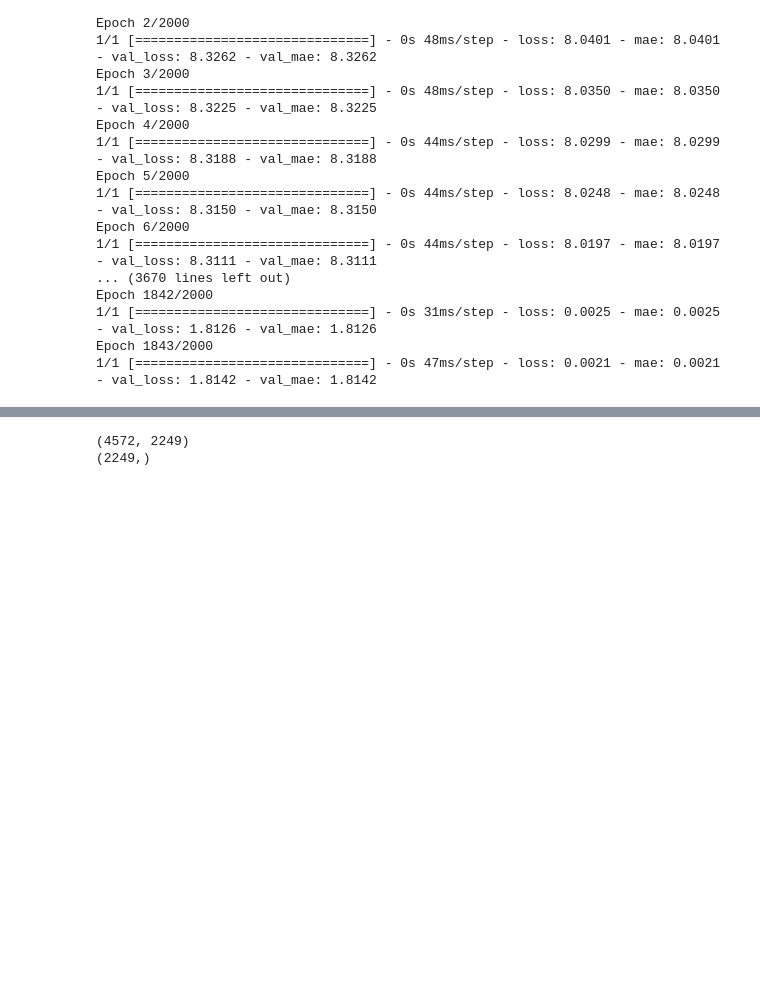
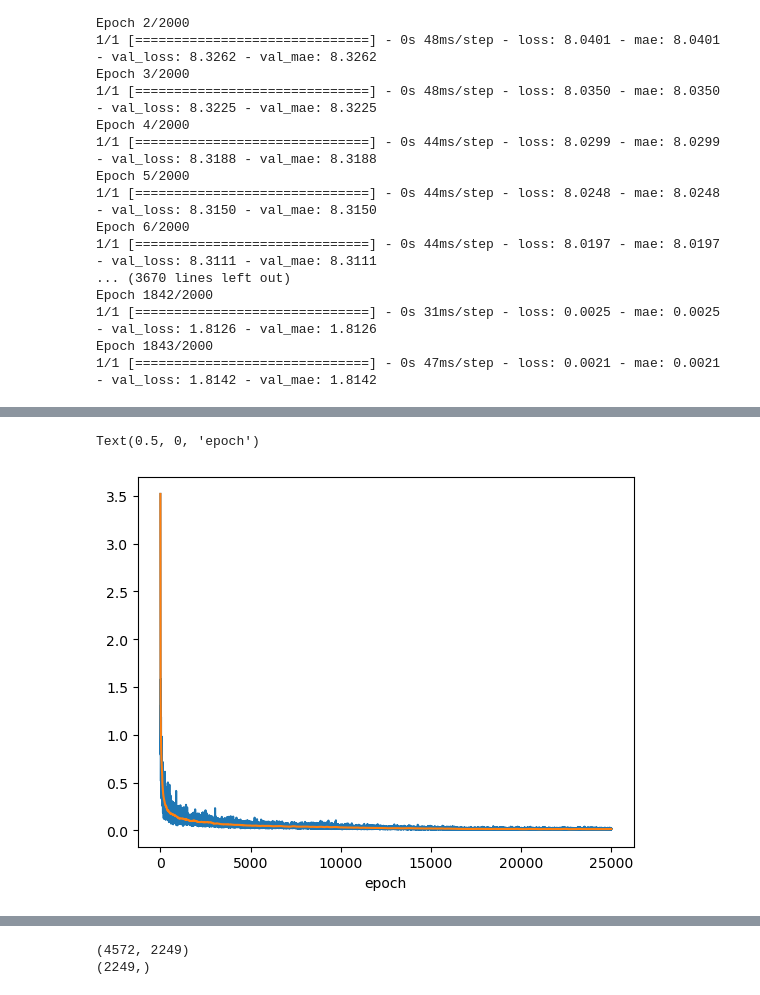
Before and after one commit to Rewich-1/projet_MLOPS_predict_anime, a Jupyter notebook: recherche/model_jb.ipynb, the cells around one changed output, grey strips where cells are left out. Saved outputs shown, nothing was run; the diff lists cells and outputs as text; code cells hidden in the pictures; blank space fills up the shorter version.

Commit message:
model_v1_test_api

```diff
--- a/recherche/model_jb.ipynb
+++ b/recherche/model_jb.ipynb
@@ -495,31 +496,26 @@ from tensorflow import keras
 
 model = keras.Sequential()
 model.add(keras.layers.Dense(
-  units=1024,
+  units=2048,
   activation="relu",
   input_shape=[x_train.shape[1]]
 ))
-model.add(keras.layers.Dense(units=1024, activation="relu"))
+model.add(keras.layers.Dense(units=2048, activation="relu"))
 model.add(keras.layers.Dense(1))
 
-model.compile(
-    optimizer=keras.optimizers.Adam(0.0001),
-    loss = 'mae',
-    metrics = ['mae'])
 
-BATCH_SIZE = 32
-early_stop = keras.callbacks.EarlyStopping(
-  monitor='val_mae',
-  mode="min",
-  patience=1000
-)
+model.compile( optimizer='adam', loss = 'mae', metrics = ['mae'])
+early_stop = keras.callbacks.EarlyStopping( monitor='val_mae', mode="auto",verbose=0, patience=25000)
+model_check = keras.callbacks.ModelCheckpoint('best_model_NASNetMobile.h5', monitor='val_mae', mode='auto', verbose=1, save_best_only=True)
+
 
 history = model.fit(
   x=X_train,
   y=Y_train.to_numpy(),
   shuffle=True,
-  epochs=2000,
+  epochs=25000,
   validation_split=0.2,
-  batch_size=BATCH_SIZE,
-  callbacks=[early_stop])
+  batch_size=1,
+  verbose=0,
+  callbacks=[early_stop,model_check])
 # %% [output]
@@ -542,0 +546,9 @@ Epoch 1052/2000
+# %%
+lisse = lissage(history.history['loss'],100)
+# %%
+plt.plot(history.history['loss'])
+plt.plot(lisse)
+plt.xlabel('epoch')
+# %% [output]
+Text(0.5, 0, 'epoch')
+[figure, added]
```
Also changed, not shown: parts of 12 cells of this notebook, 1 other file.
